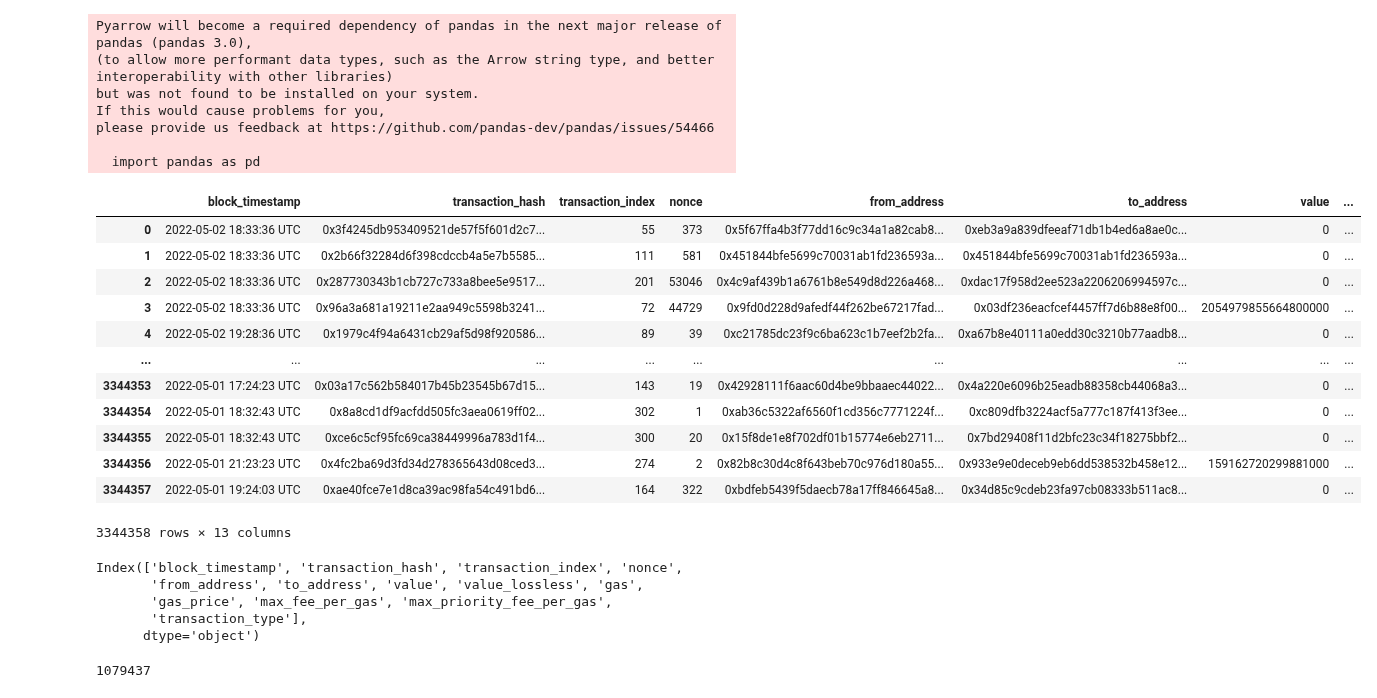
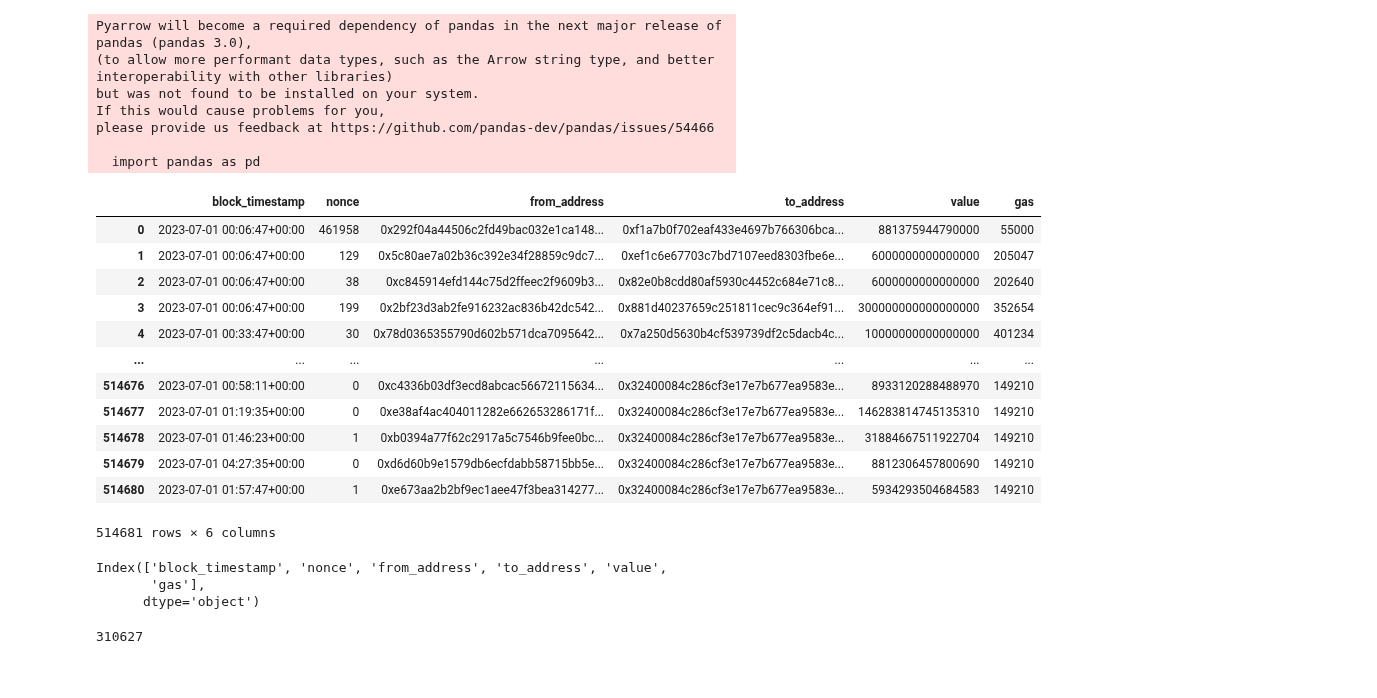
Before and after one commit to argelignacio/TRABAJO-PROFESIONAL-7599-, a Jupyter notebook: clustering/embedders/custom_embedder.ipynb, the cells around one changed output. Saved outputs shown, nothing was run; the diff lists cells and outputs as text; code cells hidden in the pictures.

```diff
--- a/clustering/embedders/custom_embedder.ipynb
+++ b/clustering/embedders/custom_embedder.ipynb
@@ -1,41 +1,38 @@
 # %%
 import pandas as pd
-
-df = pd.read_csv('../../3days.csv')
+df = pd.read_csv('../../../datos/july_23/2023-07-01.csv')
 df
 # %% [output]
 Pyarrow will become a required dependency of pandas in the next major release of pandas (pandas 3.0),
 (to allow more performant data types, such as the Arrow string type, and better interoperability with other libraries)
 but was not found to be installed on your system.
 If this would cause problems for you,
 please provide us feedback at https://github.com/pandas-dev/pandas/issues/54466
 
   import pandas as pd
-|  | block_timestamp | transaction_hash | transaction_index | nonce | from_address | to_address | value | ... |
-| 0 | 2022-05-02 18:33:36 UTC | 0x3f4245db953409521de57f5f601d2c7... | 55 | 373 | 0x5f67ffa4b3f77dd16c9c34a1a82cab8... | 0xeb3a9a839dfeeaf71db1b4ed6a8ae0c... | 0 | ... |
-| 1 | 2022-05-02 18:33:36 UTC | 0x2b66f32284d6f398cdccb4a5e7b5585... | 111 | 581 | 0x451844bfe5699c70031ab1fd236593a... | 0x451844bfe5699c70031ab1fd236593a... | 0 | ... |
-| 2 | 2022-05-02 18:33:36 UTC | 0x287730343b1cb727c733a8bee5e9517... | 201 | 53046 | 0x4c9af439b1a6761b8e549d8d226a468... | 0xdac17f958d2ee523a2206206994597c... | 0 | ... |
-| 3 | 2022-05-02 18:33:36 UTC | 0x96a3a681a19211e2aa949c5598b3241... | 72 | 44729 | 0x9fd0d228d9afedf44f262be67217fad... | 0x03df236eacfcef4457ff7d6b88e8f00... | 2054979855664800000 | ... |
-| 4 | 2022-05-02 19:28:36 UTC | 0x1979c4f94a6431cb29af5d98f920586... | 89 | 39 | 0xc21785dc23f9c6ba623c1b7eef2b2fa... | 0xa67b8e40111a0edd30c3210b77aadb8... | 0 | ... |
-| ... | ... | ... | ... | ... | ... | ... | ... | ... |
-| 3344353 | 2022-05-01 17:24:23 UTC | 0x03a17c562b584017b45b23545b67d15... | 143 | 19 | 0x42928111f6aac60d4be9bbaaec44022... | 0x4a220e6096b25eadb88358cb44068a3... | 0 | ... |
-| 3344354 | 2022-05-01 18:32:43 UTC | 0x8a8cd1df9acfdd505fc3aea0619ff02... | 302 | 1 | 0xab36c5322af6560f1cd356c7771224f... | 0xc809dfb3224acf5a777c187f413f3ee... | 0 | ... |
-| 3344355 | 2022-05-01 18:32:43 UTC | 0xce6c5cf95fc69ca38449996a783d1f4... | 300 | 20 | 0x15f8de1e8f702df01b15774e6eb2711... | 0x7bd29408f11d2bfc23c34f18275bbf2... | 0 | ... |
-| 3344356 | 2022-05-01 21:23:23 UTC | 0x4fc2ba69d3fd34d278365643d08ced3... | 274 | 2 | 0x82b8c30d4c8f643beb70c976d180a55... | 0x933e9e0deceb9eb6dd538532b458e12... | 159162720299881000 | ... |
-| 3344357 | 2022-05-01 19:24:03 UTC | 0xae40fce7e1d8ca39ac98fa54c491bd6... | 164 | 322 | 0xbdfeb5439f5daecb78a17ff846645a8... | 0x34d85c9cdeb23fa97cb08333b511ac8... | 0 | ... |
+|  | block_timestamp | nonce | from_address | to_address | value | gas |
+| 0 | 2023-07-01 00:06:47+00:00 | 461958 | 0x292f04a44506c2fd49bac032e1ca148... | 0xf1a7b0f702eaf433e4697b766306bca... | 881375944790000 | 55000 |
+| 1 | 2023-07-01 00:06:47+00:00 | 129 | 0x5c80ae7a02b36c392e34f28859c9dc7... | 0xef1c6e67703c7bd7107eed8303fbe6e... | 6000000000000000 | 205047 |
+| 2 | 2023-07-01 00:06:47+00:00 | 38 | 0xc845914efd144c75d2ffeec2f9609b3... | 0x82e0b8cdd80af5930c4452c684e71c8... | 6000000000000000 | 202640 |
+| 3 | 2023-07-01 00:06:47+00:00 | 199 | 0x2bf23d3ab2fe916232ac836b42dc542... | 0x881d40237659c251811cec9c364ef91... | 300000000000000000 | 352654 |
+| 4 | 2023-07-01 00:33:47+00:00 | 30 | 0x78d0365355790d602b571dca7095642... | 0x7a250d5630b4cf539739df2c5dacb4c... | 10000000000000000 | 401234 |
+| ... | ... | ... | ... | ... | ... | ... |
+| 514676 | 2023-07-01 00:58:11+00:00 | 0 | 0xc4336b03df3ecd8abcac56672115634... | 0x32400084c286cf3e17e7b677ea9583e... | 8933120288488970 | 149210 |
+| 514677 | 2023-07-01 01:19:35+00:00 | 0 | 0xe38af4ac404011282e662653286171f... | 0x32400084c286cf3e17e7b677ea9583e... | 146283814745135310 | 149210 |
+| 514678 | 2023-07-01 01:46:23+00:00 | 1 | 0xb0394a77f62c2917a5c7546b9fee0bc... | 0x32400084c286cf3e17e7b677ea9583e... | 31884667511922704 | 149210 |
+| 514679 | 2023-07-01 04:27:35+00:00 | 0 | 0xd6d60b9e1579db6ecfdabb58715bb5e... | 0x32400084c286cf3e17e7b677ea9583e... | 8812306457800690 | 149210 |
+| 514680 | 2023-07-01 01:57:47+00:00 | 1 | 0xe673aa2b2bf9ec1aee47f3bea314277... | 0x32400084c286cf3e17e7b677ea9583e... | 5934293504684583 | 149210 |
-3344358 rows × 13 columns
+514681 rows × 6 columns
 # %%
 df.columns
 # %% [output]
-Index(['block_timestamp', 'transaction_hash', 'transaction_index', 'nonce',
-       'from_address', 'to_address', 'value', 'value_lossless', 'gas',
-       'gas_price', 'max_fee_per_gas', 'max_priority_fee_per_gas',
-       'transaction_type'],
+Index(['block_timestamp', 'nonce', 'from_address', 'to_address', 'value',
+       'gas'],
       dtype='object')
 # %%
 len(set(df['from_address']).union(set(df['to_address'])))
 # %% [output]
-1079437
+310627
 # %%
 df = df[~df.to_address.isna()]
 # %%
```
Also changed, not shown: parts of 11 cells of this notebook, 2 other files.
